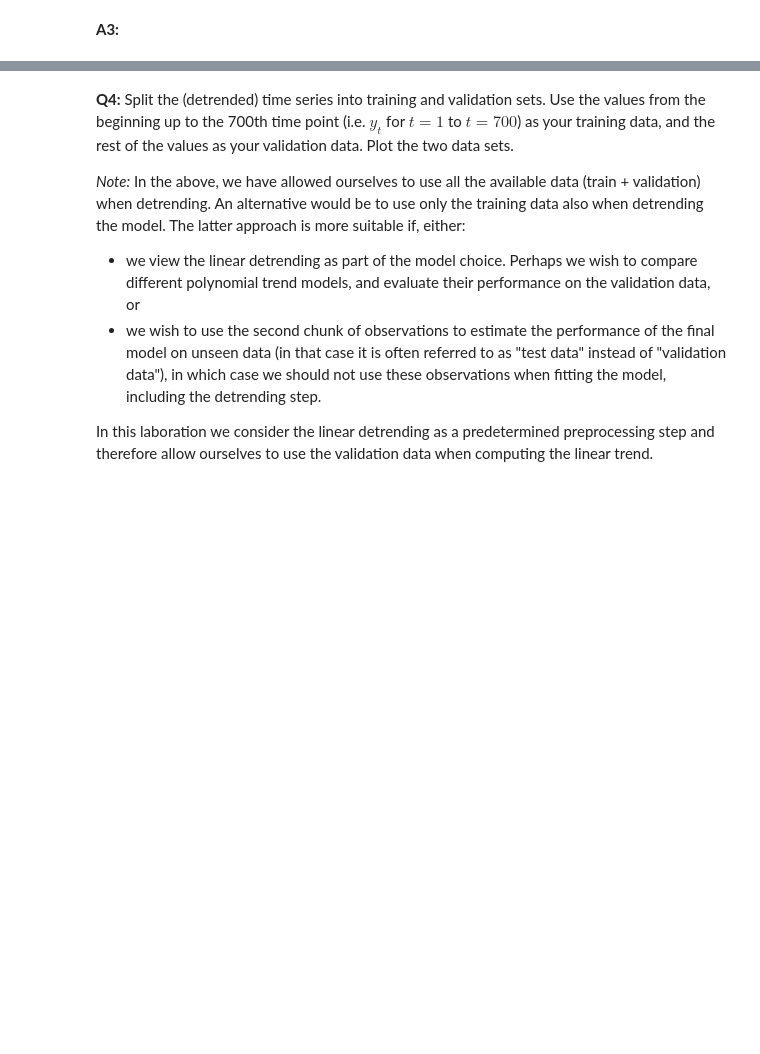
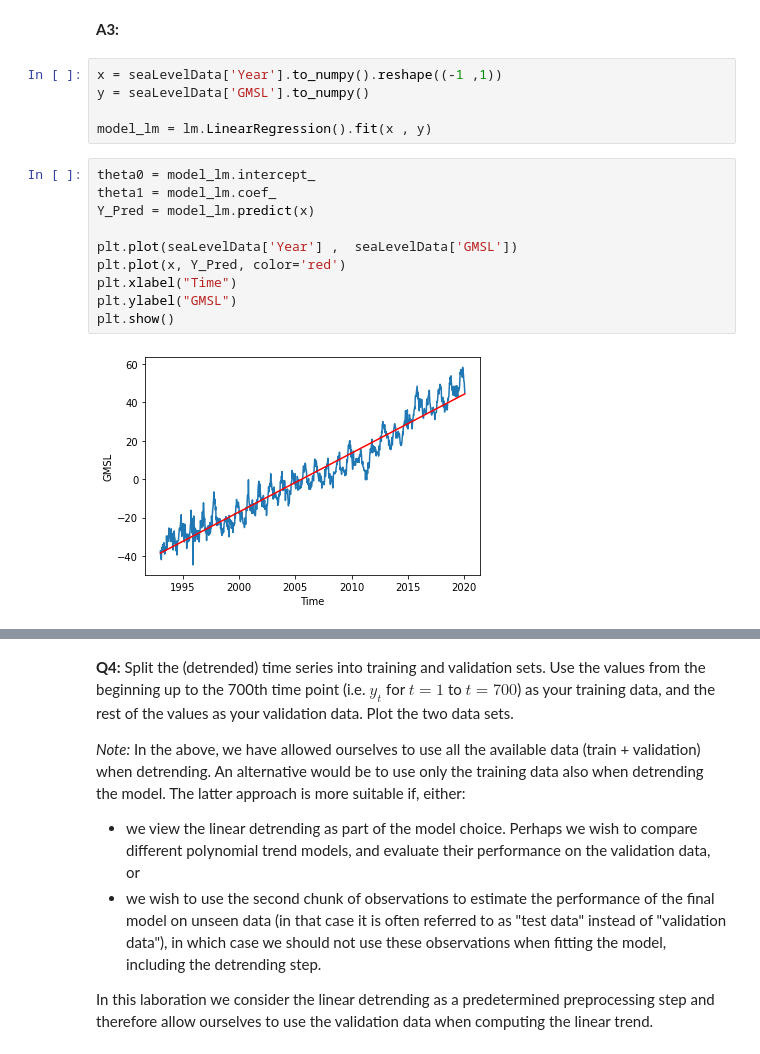
Before and after one commit to amannayak/Time-Series-and-Sequence-Analysis, a Jupyter notebook: Task1/tssl_lab1.ipynb, the cells around one changed output, grey strips where cells are left out. Cells and saved outputs as stored; diff of their text form; blank space fills up the shorter version.

```diff
--- a/Task1/tssl_lab1.ipynb
+++ b/Task1/tssl_lab1.ipynb
@@ -60,3 +60,20 @@ Total number of obervation in given data is 997
 _Note:_ The GMSL data is recorded at regular time intervals, so that $u_{t+1} - u_t = $ const. Therefore, you can just as well use $t$ directly in the linear regression function if you prefer, $\mu_t=\theta_0 + \theta_1 t $.
 # %% [markdown]
 **A3:**
+# %%
+x = seaLevelData['Year'].to_numpy().reshape((-1 ,1))
+y = seaLevelData['GMSL'].to_numpy()
+
+model_lm = lm.LinearRegression().fit(x , y)
+# %%
+theta0 = model_lm.intercept_
+theta1 = model_lm.coef_
+Y_Pred = model_lm.predict(x)
+
+plt.plot(seaLevelData['Year'] ,  seaLevelData['GMSL'])
+plt.plot(x, Y_Pred, color='red')
+plt.xlabel("Time")
+plt.ylabel("GMSL")
+plt.show()
+# %% [output]
+[figure, added]
```
Also changed, not shown: parts of 1 cell of this notebook.
